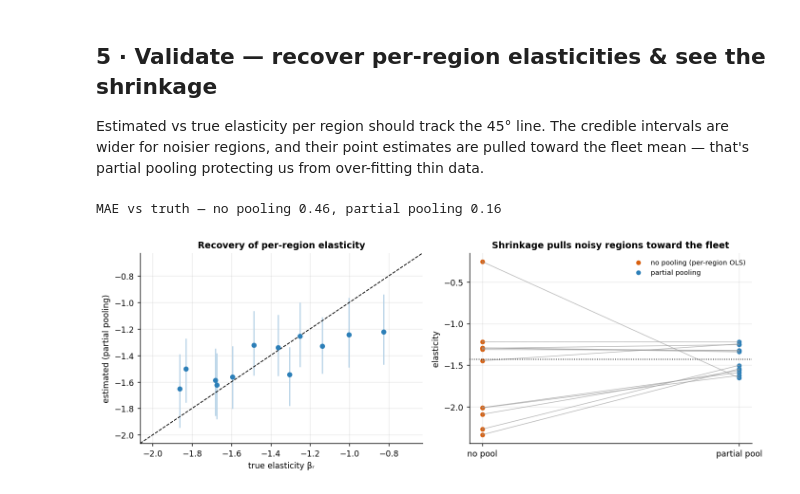
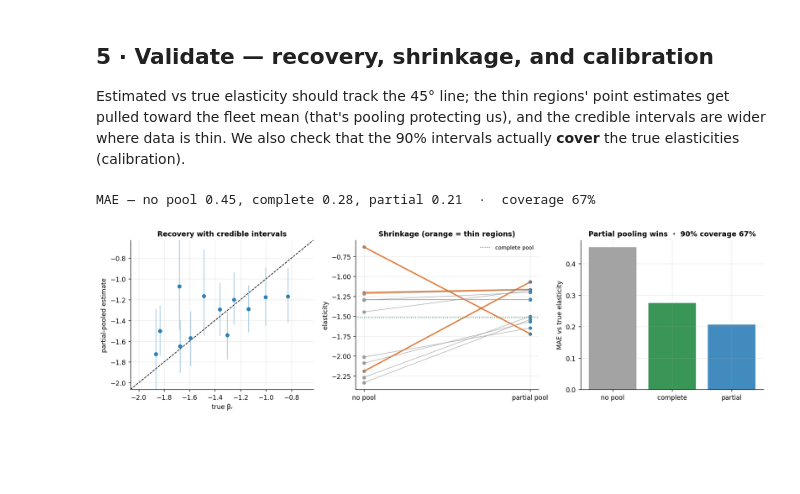
Before and after one commit to fmuia/sda_projects, a Jupyter notebook: notebooks/03_price_elasticity.ipynb, the cells around one changed output. Drawn from its saved outputs; the diff is of its cells as text; code cells hidden in the pictures; blank space fills up the shorter version.

```diff
--- a/notebooks/03_price_elasticity.ipynb
+++ b/notebooks/03_price_elasticity.ipynb
@@ -22,7 +20,7 @@ import pymc as pm
 from cmp import dgp, plots
 plots.use_style()
 FAST = os.environ.get("CMP_FAST", "1") == "1"
-FIT = dict(draws=400, tune=400, chains=2) if FAST else dict(draws=1500, tune=1500, chains=4)
+FIT = dict(draws=500, tune=500, chains=2) if FAST else dict(draws=1500, tune=1500, chains=4)
 SEED = 5
 # %% [markdown]
 ## 2 · Simulate a ground truth
@@ -67,12 +79,11 @@ this assumption out loud rather than hide it.
 # %%
-z = df[["competitor_price", "season", "trend"]].values
-z = (z - z.mean(0)) / z.std(0)
+z = df[["competitor_price", "season", "trend"]].values; z = (z - z.mean(0)) / z.std(0)
 lp = df["log_price"].values; ld = df["log_demand"].values
 
 with pm.Model() as model:
-    mu_beta = pm.Normal("mu_beta", -1.0, 1.0)              # fleet-mean elasticity
-    tau_beta = pm.HalfNormal("tau_beta", 1.0)             # how much elasticity varies
-    beta_r = pm.Normal("beta_r", mu_beta, tau_beta, shape=R)   # per-region slope (partial pooling)
+    mu_beta = pm.Normal("mu_beta", -1.0, 1.0)
+    tau_beta = pm.HalfNormal("tau_beta", 1.0)
+    beta_r = pm.Normal("beta_r", mu_beta, tau_beta, shape=R)
     alpha_r = pm.Normal("alpha_r", 0, 5, shape=R)
     gamma = pm.Normal("gamma", 0, 2, shape=z.shape[1])
     sigma = pm.HalfNormal("sigma", 1.0)
@@ -81,8 +92,11 @@ with pm.Model() as model:
     idata = pm.sample(random_seed=SEED, progressbar=False, compute_convergence_checks=False, **FIT)
 
 beta_post = idata.posterior["beta_r"].values.reshape(-1, R)
-print(f"fleet-mean elasticity  {idata.posterior['mu_beta'].values.mean():.2f}  (true {true_elast.mean():.2f})")
-print(f"between-region spread τ {idata.posterior['tau_beta'].values.mean():.2f}")
+partial = beta_post.mean(0)
+nopool = np.array([np.polyfit(lp[r_idx==i], ld[r_idx==i], 1)[0] for i in range(R)])
+complete = np.polyfit(lp, ld, 1)[0]
+print(f"fleet-mean elasticity μ_β {idata.posterior['mu_beta'].values.mean():.2f} (true {true_elast.mean():.2f})  ·  "
+      f"between-region spread τ_β {idata.posterior['tau_beta'].values.mean():.2f}")
 # %% [output]
 Initializing NUTS using jitter+adapt_diag...
 Multiprocess sampling (2 chains in 2 jobs)
@@ -93,34 +106,36 @@ between-region spread τ 0.24
 # %% [markdown]
-## 5 · Validate — recover per-region elasticities & see the shrinkage
+## 5 · Validate — recovery, shrinkage, and calibration
 
-Estimated vs true elasticity per region should track the 45° line. The credible
-intervals are wider for noisier regions, and their point estimates are pulled toward
-the fleet mean — that's partial pooling protecting us from over-fitting thin data.
+Estimated vs true elasticity should track the 45° line; the thin regions' point estimates get
+pulled toward the fleet mean (that's pooling protecting us), and the credible intervals are
+wider where data is thin. We also check that the 90% intervals actually **cover** the true
+elasticities (calibration).
 # %%
-est_mean = beta_post.mean(0)
 est_lo, est_hi = np.quantile(beta_post, [0.05, 0.95], 0)
-# no-pooling (per-region OLS) for the shrinkage comparison
-nopool = np.array([np.polyfit(lp[r_idx==i], ld[r_idx==i], 1)[0] for i in range(R)])
-
-fig, ax = plt.subplots(1, 2, figsize=(11, 4))
-ax[0].errorbar(true_elast, est_mean, yerr=[est_mean-est_lo, est_hi-est_mean],
-               fmt="o", color=plots.BLUE, ecolor="#b9d4e8", ms=5)
-lim=[min(true_elast.min(),est_mean.min())-.2, max(true_elast.max(),est_mean.max())+.2]
+fig, ax = plt.subplots(1, 3, figsize=(14, 4))
+# (1) recovery with CIs (forest-style vs truth)
+ax[0].errorbar(true_elast, partial, yerr=[partial-est_lo, est_hi-partial], fmt="o", color=plots.BLUE, ecolor="#b9d4e8", ms=5)
+lim=[min(true_elast.min(),partial.min())-.2, max(true_elast.max(),partial.max())+.2]
 ax[0].plot(lim, lim, "k--", lw=1); ax[0].set_xlim(lim); ax[0].set_ylim(lim)
-ax[0].set_xlabel("true elasticity βᵣ"); ax[0].set_ylabel("estimated (partial pooling)")
-ax[0].set_title("Recovery of per-region elasticity")
-fleet = est_mean.mean()
+ax[0].set_xlabel("true βᵣ"); ax[0].set_ylabel("partial-pooled estimate"); ax[0].set_title("Recovery with credible intervals")
+# (2) shrinkage: no-pool -> partial-pool, thin regions pulled hardest
+fleet = partial.mean()
 for i in range(R):
-    ax[1].plot([0,1],[nopool[i],est_mean[i]], color=plots.GREY, lw=0.8, alpha=0.7)
-ax[1].scatter(np.zeros(R), nopool, color=plots.ORANGE, s=20, label="no pooling (per-region OLS)")
-ax[1].scatter(np.ones(R), est_mean, color=plots.BLUE, s=20, label="partial pooling")
-ax[1].axhline(fleet, color="k", ls=":", lw=1); ax[1].set_xticks([0,1]); ax[1].set_xticklabels(["no pool","partial pool"])
-ax[1].set_ylabel("elasticity"); ax[1].set_title("Shrinkage pulls noisy regions toward the fleet")
-ax[1].legend(frameon=False, fontsize=8)
+    lw = 2.0 if i < 3 else 0.8
+    ax[1].plot([0,1],[nopool[i],partial[i]], color=(plots.ORANGE if i<3 else plots.GREY), lw=lw, alpha=0.8)
+ax[1].axhline(complete, color=plots.GREEN, ls=":", lw=1.2, label="complete pool")
+ax[1].scatter(np.zeros(R), nopool, color=plots.GREY, s=18); ax[1].scatter(np.ones(R), partial, color=plots.BLUE, s=18)
+ax[1].set_xticks([0,1]); ax[1].set_xticklabels(["no pool","partial pool"]); ax[1].set_ylabel("elasticity")
+ax[1].set_title("Shrinkage (orange = thin regions)"); ax[1].legend(frameon=False, fontsize=8)
+# (3) calibration + MAE
+cover = np.mean((est_lo <= true_elast) & (true_elast <= est_hi))
+mae = {"no pool": np.abs(nopool-true_elast).mean(), "complete": np.abs(complete-true_elast).mean(),
+       "partial": np.abs(partial-true_elast).mean()}
+ax[2].bar(list(mae.keys()), list(mae.values()), color=[plots.GREY, plots.GREEN, plots.BLUE], alpha=0.9)
+ax[2].set_ylabel("MAE vs true elasticity"); ax[2].set_title(f"Partial pooling wins  ·  90% coverage {cover:.0%}")
 fig.tight_layout()
-print(f"MAE vs truth — no pooling {np.abs(nopool-true_elast).mean():.2f}, "
-      f"partial pooling {np.abs(est_mean-true_elast).mean():.2f}")
+print(f"MAE — no pool {mae['no pool']:.2f}, complete {mae['complete']:.2f}, partial {mae['partial']:.2f}  ·  coverage {cover:.0%}")
 # %% [output]
-MAE vs truth — no pooling 0.46, partial pooling 0.16
+MAE — no pool 0.45, complete 0.28, partial 0.21  ·  coverage 67%
-[figure, old version]
+[figure, new version]
 # %% [markdown]
```
Also changed, not shown: parts of 13 cells of this notebook.
